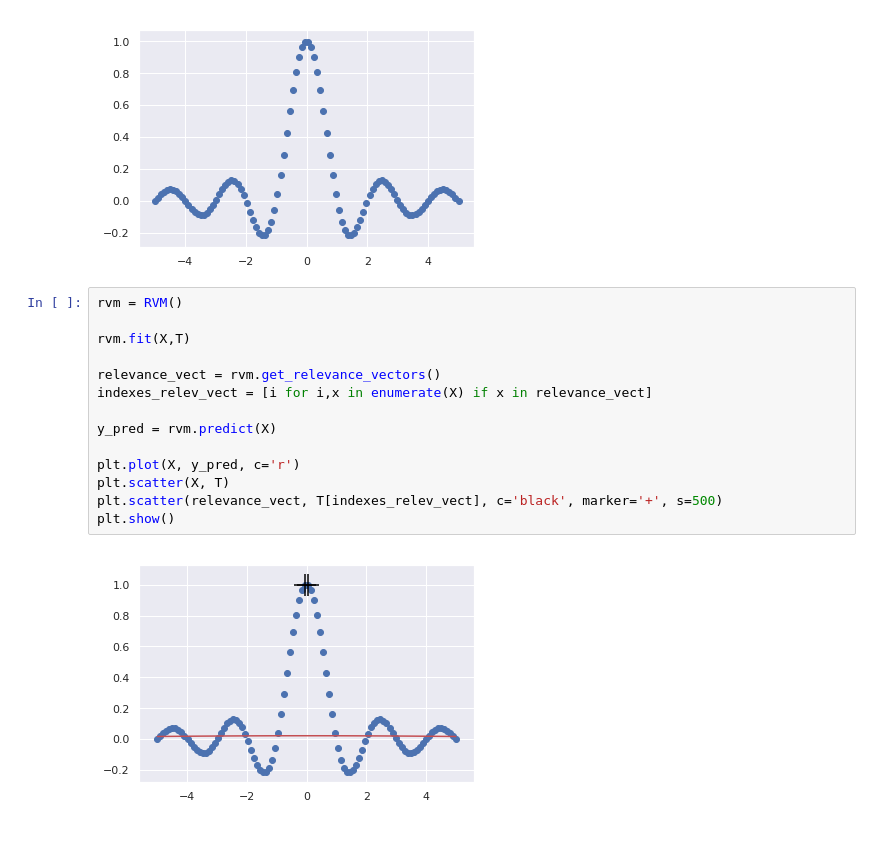
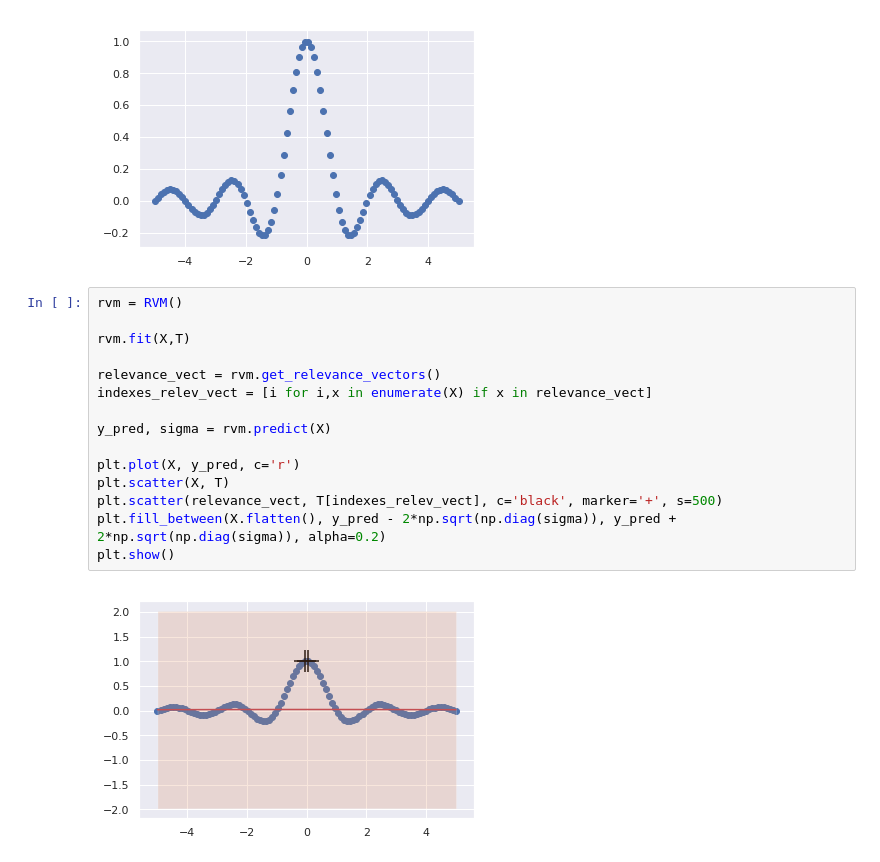
Before and after one commit to PPSantos/DD2434_proj, a Jupyter notebook: src/regression.ipynb, the cells around one changed output. Drawn from its saved outputs; the diff is of its cells as text.

```diff
--- a/src/regression.ipynb
+++ b/src/regression.ipynb
@@ -77,16 +78,17 @@ plt.show()
 # %%
 rvm = RVM()
 
 rvm.fit(X,T)
 
 relevance_vect = rvm.get_relevance_vectors()
 indexes_relev_vect = [i for i,x in enumerate(X) if x in relevance_vect]
 
-y_pred = rvm.predict(X)
+y_pred, sigma = rvm.predict(X)
 
 plt.plot(X, y_pred, c='r')
 plt.scatter(X, T)
 plt.scatter(relevance_vect, T[indexes_relev_vect], c='black', marker='+', s=500)
+plt.fill_between(X.flatten(), y_pred - 2*np.sqrt(np.diag(sigma)), y_pred + 2*np.sqrt(np.diag(sigma)), alpha=0.2)
 plt.show()
 # %% [output]
-[figure, old version]
+[figure, new version]
```
Also changed, not shown: parts of 3 cells of this notebook, 1 other file.
